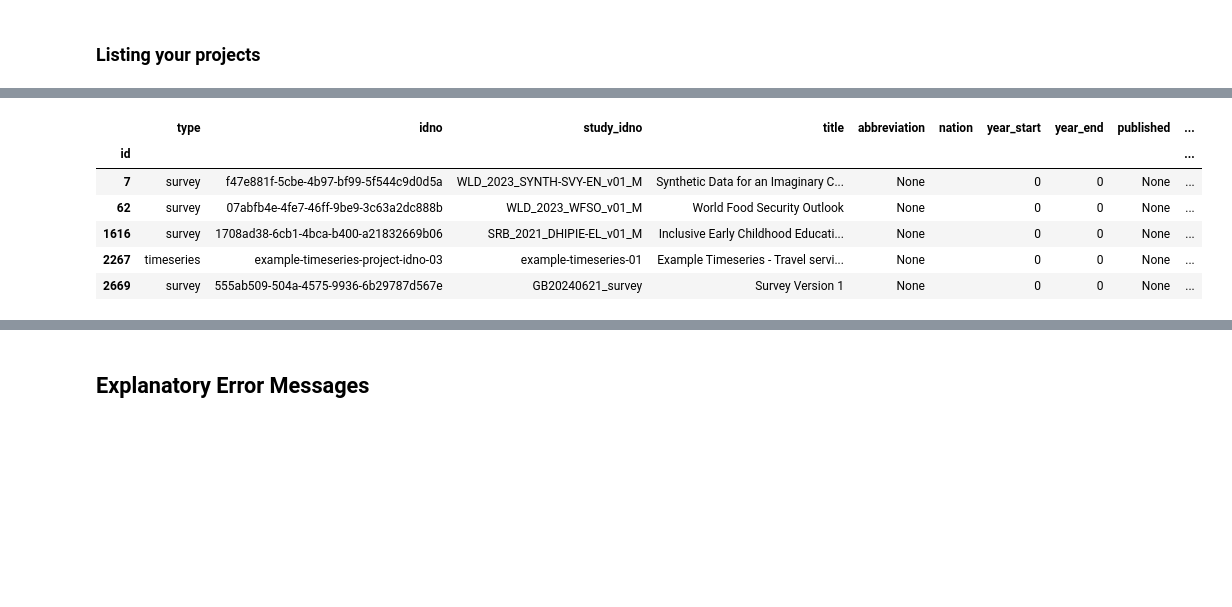
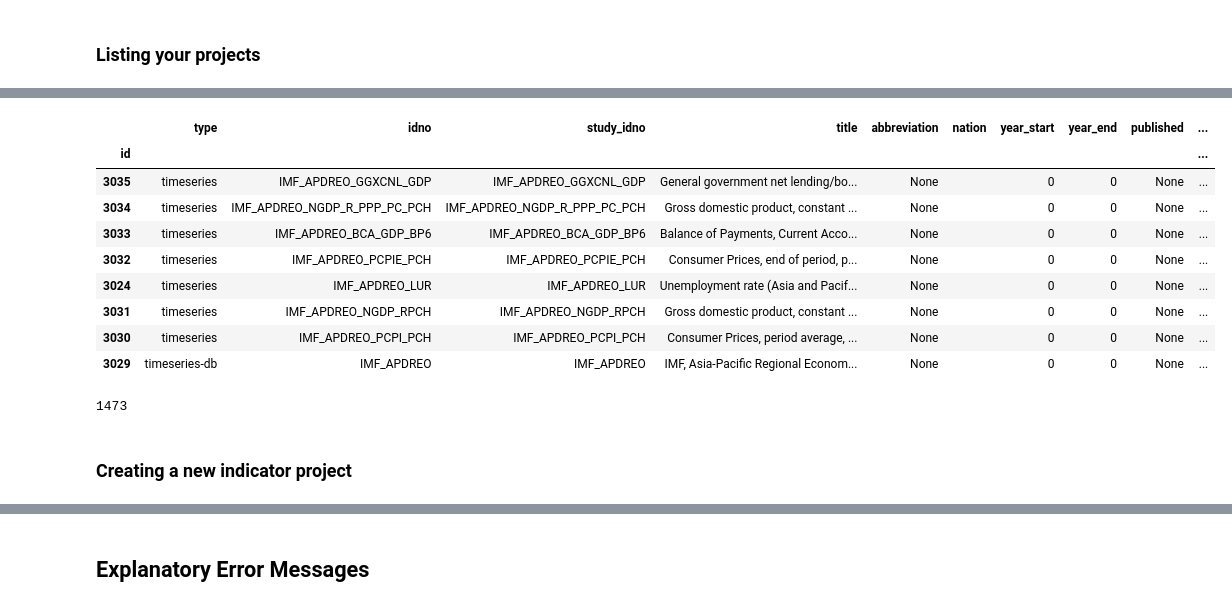
Before and after one commit to tonyfujs/pymetadataeditor, a Jupyter notebook: demo.ipynb, the cells around one changed output, grey strips where cells are left out. Drawn from its saved outputs; the diff is of its cells as text; code cells hidden in the pictures; blank space fills up the shorter version.

```diff
--- a/demo.ipynb
+++ b/demo.ipynb
@@ -8,6 +8,6 @@ import os
 # %%
 your_api_key = os.getenv("API_KEY")
 api_url = os.getenv("API_URL")
-me = MetadataEditor(api_url=api_url, api_key=your_api_key)
+me = MetadataEditor(api_url=api_url, api_key=your_api_key, verify_ssl=False)
 # %% [markdown]
 ### Listing your projects
@@ -57,10 +13,0 @@ me.get_project_by_id(2668)['metadata']
-# %%
-updated_series_description= {
-                "idno": "GB20240621_demo1",
-                "doi": "V2",
-                "name": "Version 2",
-                "display_name": "Version 2",
-                "authoring_entity": [{"name": "example agency"}]
-                }
-
-me.update_timeseries_by_id(2668, series_description=updated_series_description)
@@ -121,10 +13,0 @@ me.create_and_log_survey_microdata(**survey)
-# %%
-me.list_projects()
-# %% [output]
-|  | type | idno | study_idno | title | abbreviation | nation | year_start | year_end | published | ... |
-| id |  |  |  |  |  |  |  |  |  | ... |
-| 7 | survey | f47e881f-5cbe-4b97-bf99-5f544c9d0d5a | WLD_2023_SYNTH-SVY-EN_v01_M | Synthetic Data for an Imaginary C... | None |  | 0 | 0 | None | ... |
-| 62 | survey | 07abfb4e-4fe7-46ff-9be9-3c63a2dc888b | WLD_2023_WFSO_v01_M | World Food Security Outlook | None |  | 0 | 0 | None | ... |
-| 1616 | survey | 1708ad38-6cb1-4bca-b400-a21832669b06 | SRB_2021_DHIPIE-EL_v01_M | Inclusive Early Childhood Educati... | None |  | 0 | 0 | None | ... |
-| 2267 | timeseries | example-timeseries-project-idno-03 | example-timeseries-01 | Example Timeseries - Travel servi... | None |  | 0 | 0 | None | ... |
-| 2669 | survey | 555ab509-504a-4575-9936-6b29787d567e | GB20240621_survey | Survey Version 1 | None |  | 0 | 0 | None | ... |
@@ -132,0 +14,19 @@ me.delete_project_by_id(2669)
+# %%
+me.list_projects(limit=8)
+# %% [output]
+|  | type | idno | study_idno | title | abbreviation | nation | year_start | year_end | published | ... |
+| id |  |  |  |  |  |  |  |  |  | ... |
+| 3035 | timeseries | IMF_APDREO_GGXCNL_GDP | IMF_APDREO_GGXCNL_GDP | General government net lending/bo... | None |  | 0 | 0 | None | ... |
+| 3034 | timeseries | IMF_APDREO_NGDP_R_PPP_PC_PCH | IMF_APDREO_NGDP_R_PPP_PC_PCH | Gross domestic product, constant ... | None |  | 0 | 0 | None | ... |
+| 3033 | timeseries | IMF_APDREO_BCA_GDP_BP6 | IMF_APDREO_BCA_GDP_BP6 | Balance of Payments, Current Acco... | None |  | 0 | 0 | None | ... |
+| 3032 | timeseries | IMF_APDREO_PCPIE_PCH | IMF_APDREO_PCPIE_PCH | Consumer Prices, end of period, p... | None |  | 0 | 0 | None | ... |
+| 3024 | timeseries | IMF_APDREO_LUR | IMF_APDREO_LUR | Unemployment rate (Asia and Pacif... | None |  | 0 | 0 | None | ... |
+| 3031 | timeseries | IMF_APDREO_NGDP_RPCH | IMF_APDREO_NGDP_RPCH | Gross domestic product, constant ... | None |  | 0 | 0 | None | ... |
+| 3030 | timeseries | IMF_APDREO_PCPI_PCH | IMF_APDREO_PCPI_PCH | Consumer Prices, period average, ... | None |  | 0 | 0 | None | ... |
+| 3029 | timeseries-db | IMF_APDREO | IMF_APDREO | IMF, Asia-Pacific Regional Econom... | None |  | 0 | 0 | None | ... |
+# %%
+me.count_projects()
+# %% [output]
+1473
+# %% [markdown]
+### Creating a new indicator project
```
Also changed, not shown: parts of 86 cells of this notebook, 25 other files.
